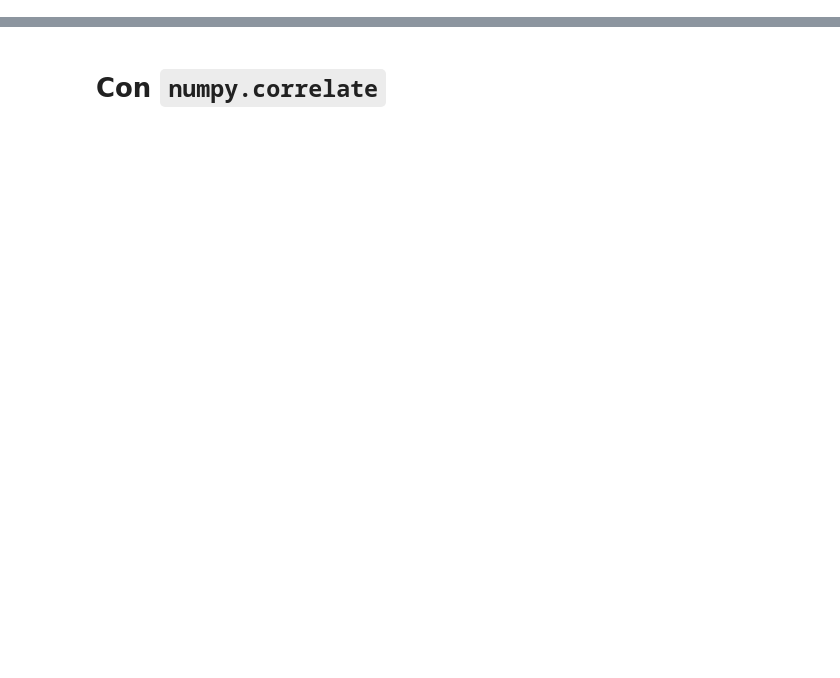
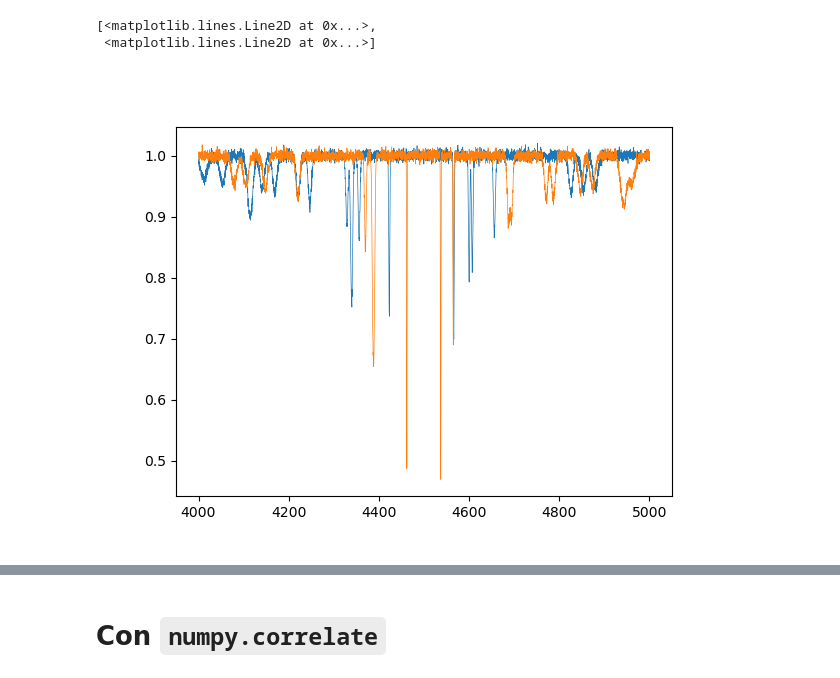
Before and after one commit to ebjordi/spectools, a Jupyter notebook: spectools/Cross-corr.ipynb, the cells around one changed output, grey strips where cells are left out. Drawn from its saved outputs; the diff is of its cells as text; code cells hidden in the pictures; blank space fills up the shorter version.

Commit message:
fake spec for tests

```diff
--- a/spectools/Cross-corr.ipynb
+++ b/spectools/Cross-corr.ipynb
@@ -3,5 +3,32 @@ import numpy as np
 import matplotlib.pyplot as plt
 import astropy.constants as c
 # %%
-def gaussian(x,cont,inten,m,sigma):
-    return cont - inten*np.exp(-((x-m)/sigma)**2)
+def gaussian(x,inten,m,sigma):
+    return  - inten*np.exp(-((x-m)/sigma)**2)
+xx0 = np.linspace(4000, 5000, num=4000)
+faux_spec = np.zeros(4000)
+
+#faux1=gaussian(xx0,20./rand,0.003*abs(rand),3500+rand,0.2)
+def spec():
+    faux_spec = np.zeros(4000)
+
+    for i in range(20):
+        rand = np.random.randint(-500,500)
+
+        faux_spec+=gaussian(xx0,20./rand,4500+rand,0.02*abs(rand))
+
+    faux_spec = np.abs(faux_spec)
+    faux_spec = np.ones(4000) - faux_spec + np.random.normal(0.00,0.005,4000)
+    return faux_spec
+
+a=spec()
+b=spec()
+# %%
+%matplotlib widget
+plt.plot(xx0,b,xx0,a,linewidth=0.5)
+#fake spectrum == print(money)
+#plt.xlim(3600,3700)
+# %% [output]
+[<matplotlib.lines.Line2D at 0x...>,
+ <matplotlib.lines.Line2D at 0x...>]
+[figure, added]
```
Also changed, not shown: parts of 26 cells of this notebook.
